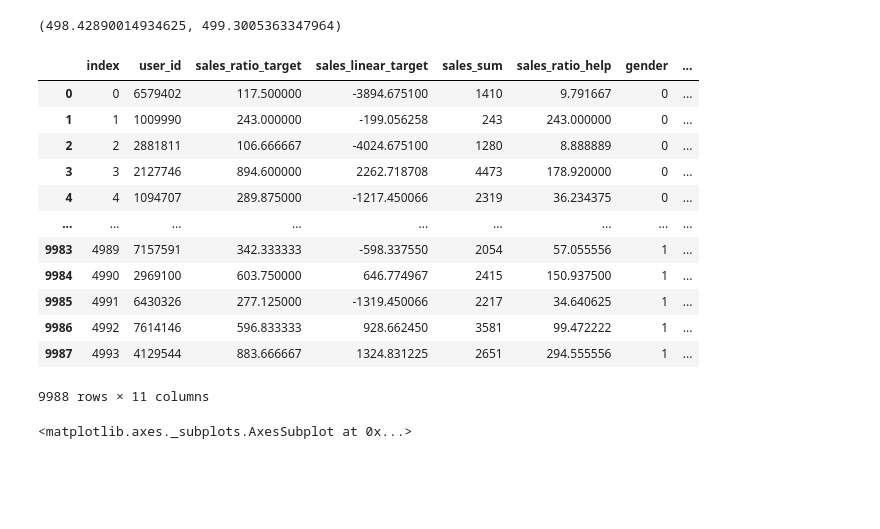
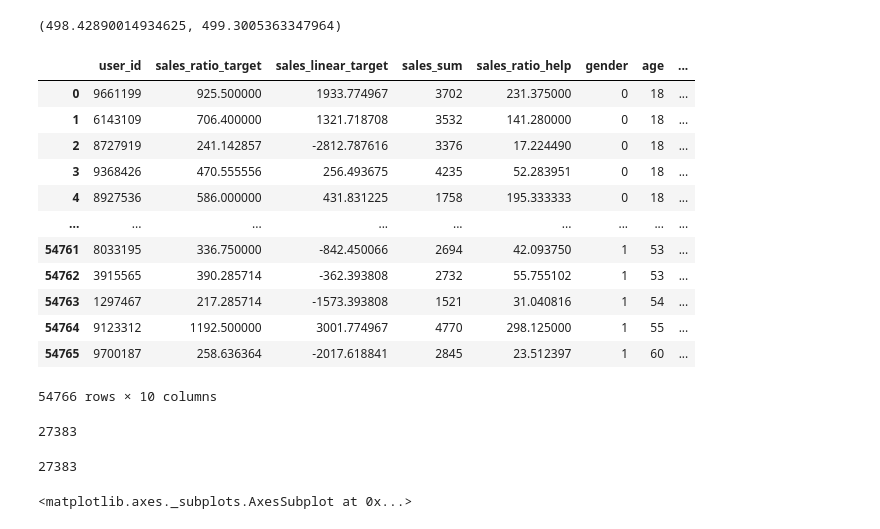
Before and after one commit to repinmihail/AB-test-pipeline, a Jupyter notebook: AB-pipline.ipynb, the cells around one changed output. Cells and saved outputs as stored; diff of their text form; code cells hidden in the pictures; blank space fills up the shorter version.

```diff
--- a/AB-pipline.ipynb
+++ b/AB-pipline.ipynb
@@ -208,16 +192,16 @@ def get_target_metric_calc(metric_dict):
 # %%
 def get_help_metrics(metric_dict):
-    return {key:val for key,val in metric_dict['help_metric_calc'].items() if isinstance(val, str)}
+    return {key.split('_')[0]:val for key,val in metric_dict['help_metric_calc'].items()}
 # %%
 def get_grouped_columns(data, metric_dict, date_list):
     try:
         simple_ratio_metrics = list(get_target_metric_calc(metric_dict).keys())
-        user_metrics = list(get_help_metrics(metric_dict).keys())
-        all_metrics = list(set(simple_ratio_metrics + user_metrics))
+        help_metrics = list(get_help_metrics(metric_dict).keys())
+        all_metrics = list(set(simple_ratio_metrics + help_metrics))
     except KeyError as error:
         raise KeyError(f'Проверьте корректность наименования поля: {error}')
     column_for_grouped = [i for i in [col for col in data.columns] if i not in all_metrics + date_list]
-    df_cols = column_for_grouped + list(set(simple_ratio_metrics + user_metrics))
+    df_cols = column_for_grouped + list(set(simple_ratio_metrics + help_metrics))
     return column_for_grouped, data[df_cols]
 # %%
 column_for_grouped, df_ness_cols = get_grouped_columns(sales, metric_dict_sales_mod, ['day'])
@@ -383,7 +367,7 @@ def calc_metrics(data, metric_dict, column_for_grouped, kappa=None, is_history_d
                     agg_df = pd.merge(agg_df, user_metrics, how='left', on=column_for_grouped)
         if metric_type == 'help_metric_calc':
             for key, val in metric.items():
-                key = ''.join([i for i in key if not i.isdigit()])
+                key = key.split('_')[0]#''.join([i for i in key if not i.isdigit()])
                 if isinstance(val, list):
                     help_ratio_metrics = ratio_metric_calc(data, key, val, column_for_grouped, kappa, is_history_data, 'help', linearization_calc=False)
                     agg_df = pd.merge(agg_df, help_ratio_metrics, how='left', on=column_for_grouped)
@@ -852,7 +768,7 @@ def get_stratified_with_groups(data, group_size, weights=None, seed=None):
     control['group'] = 'control'
     pilot['group'] = 'pilot'
 
-    return pd.concat([control, pilot]).reset_index()
+    return pd.concat([control, pilot]).reset_index(drop=True)
 
 def get_stratified_groups(data, group_size, weights=None, seed=None):
     """
@@ -885,18 +801,18 @@ def get_stratified_groups(data, group_size, weights=None, seed=None):
         df = get_stratified_with_groups(data, group_size, weights=strat_dict_shares, seed=None)
         return df
 # %%
-get_stratified_groups(calc_df_, 5000)
+get_stratified_groups(calc_df_, 27382)
 # %% [output]
-|  | index | user_id | sales_ratio_target | sales_linear_target | sales_sum | sales_ratio_help | gender | ... |
-| 0 | 0 | 6579402 | 117.500000 | -3894.675100 | 1410 | 9.791667 | 0 | ... |
-| 1 | 1 | 1009990 | 243.000000 | -199.056258 | 243 | 243.000000 | 0 | ... |
-| 2 | 2 | 2881811 | 106.666667 | -4024.675100 | 1280 | 8.888889 | 0 | ... |
-| 3 | 3 | 2127746 | 894.600000 | 2262.718708 | 4473 | 178.920000 | 0 | ... |
-| 4 | 4 | 1094707 | 289.875000 | -1217.450066 | 2319 | 36.234375 | 0 | ... |
+|  | user_id | sales_ratio_target | sales_linear_target | sales_sum | sales_ratio_help | gender | age | ... |
+| 0 | 9661199 | 925.500000 | 1933.774967 | 3702 | 231.375000 | 0 | 18 | ... |
+| 1 | 6143109 | 706.400000 | 1321.718708 | 3532 | 141.280000 | 0 | 18 | ... |
+| 2 | 8727919 | 241.142857 | -2812.787616 | 3376 | 17.224490 | 0 | 18 | ... |
+| 3 | 9368426 | 470.555556 | 256.493675 | 4235 | 52.283951 | 0 | 18 | ... |
+| 4 | 8927536 | 586.000000 | 431.831225 | 1758 | 195.333333 | 0 | 18 | ... |
 | ... | ... | ... | ... | ... | ... | ... | ... | ... |
-| 9983 | 4989 | 7157591 | 342.333333 | -598.337550 | 2054 | 57.055556 | 1 | ... |
-| 9984 | 4990 | 2969100 | 603.750000 | 646.774967 | 2415 | 150.937500 | 1 | ... |
-| 9985 | 4991 | 6430326 | 277.125000 | -1319.450066 | 2217 | 34.640625 | 1 | ... |
-| 9986 | 4992 | 7614146 | 596.833333 | 928.662450 | 3581 | 99.472222 | 1 | ... |
-| 9987 | 4993 | 4129544 | 883.666667 | 1324.831225 | 2651 | 294.555556 | 1 | ... |
+| 54761 | 8033195 | 336.750000 | -842.450066 | 2694 | 42.093750 | 1 | 53 | ... |
+| 54762 | 3915565 | 390.285714 | -362.393808 | 2732 | 55.755102 | 1 | 53 | ... |
+| 54763 | 1297467 | 217.285714 | -1573.393808 | 1521 | 31.040816 | 1 | 54 | ... |
+| 54764 | 9123312 | 1192.500000 | 3001.774967 | 4770 | 298.125000 | 1 | 55 | ... |
+| 54765 | 9700187 | 258.636364 | -2017.618841 | 2845 | 23.512397 | 1 | 60 | ... |
-9988 rows × 11 columns
+54766 rows × 10 columns
@@ -903,3 +821,11 @@ get_stratified_groups(calc_df_, 5000)
+# %%
+len(calc_df_with_groups[calc_df_with_groups['group']=='control'])
+# %% [output]
+27383
+# %%
+len(calc_df_with_groups[calc_df_with_groups['group']=='pilot'])
+# %% [output]
+27383
 # %%
 calc_df_.groupby(['strat_concat_column']).count().iloc[:,0].plot()
 # %% [output]
```
Also changed, not shown: parts of 22 cells of this notebook.
